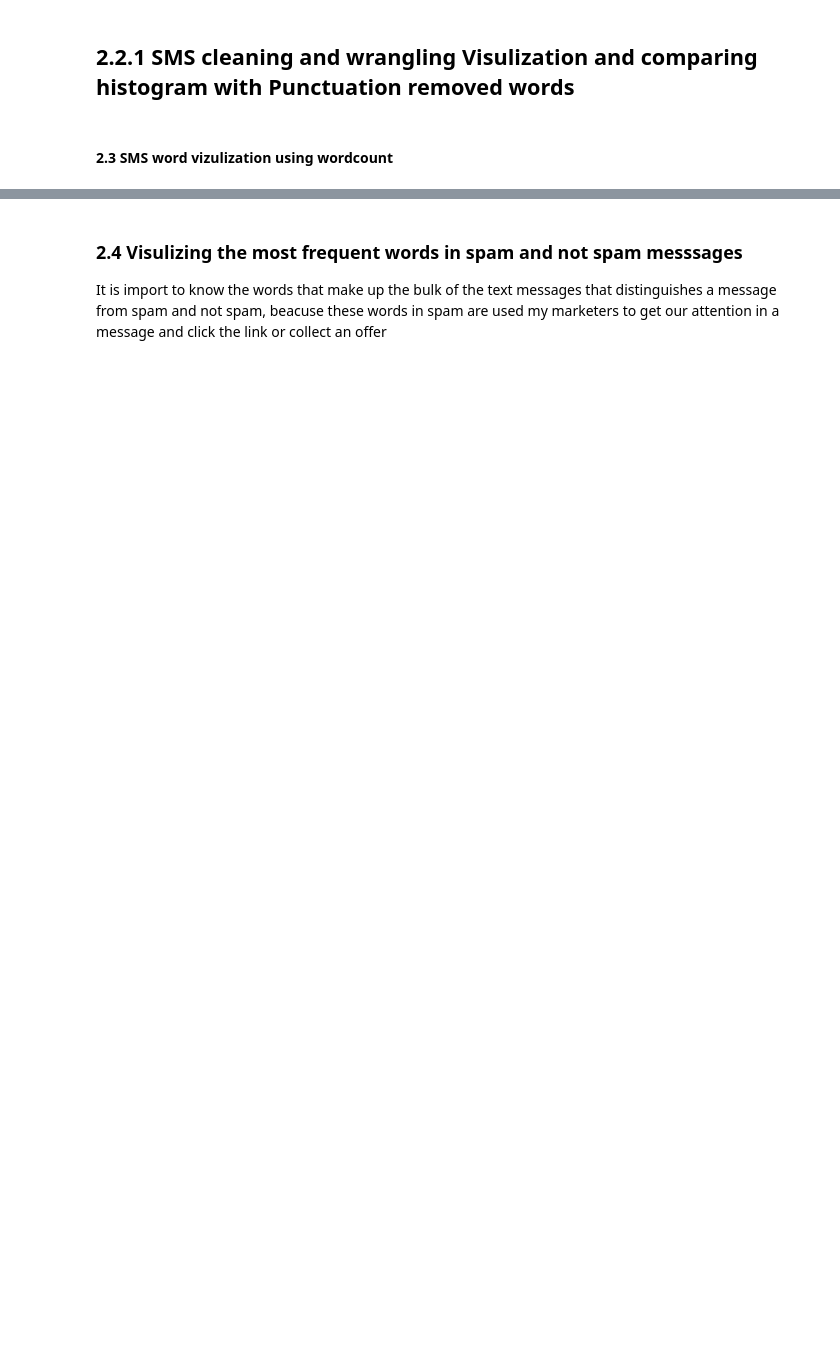
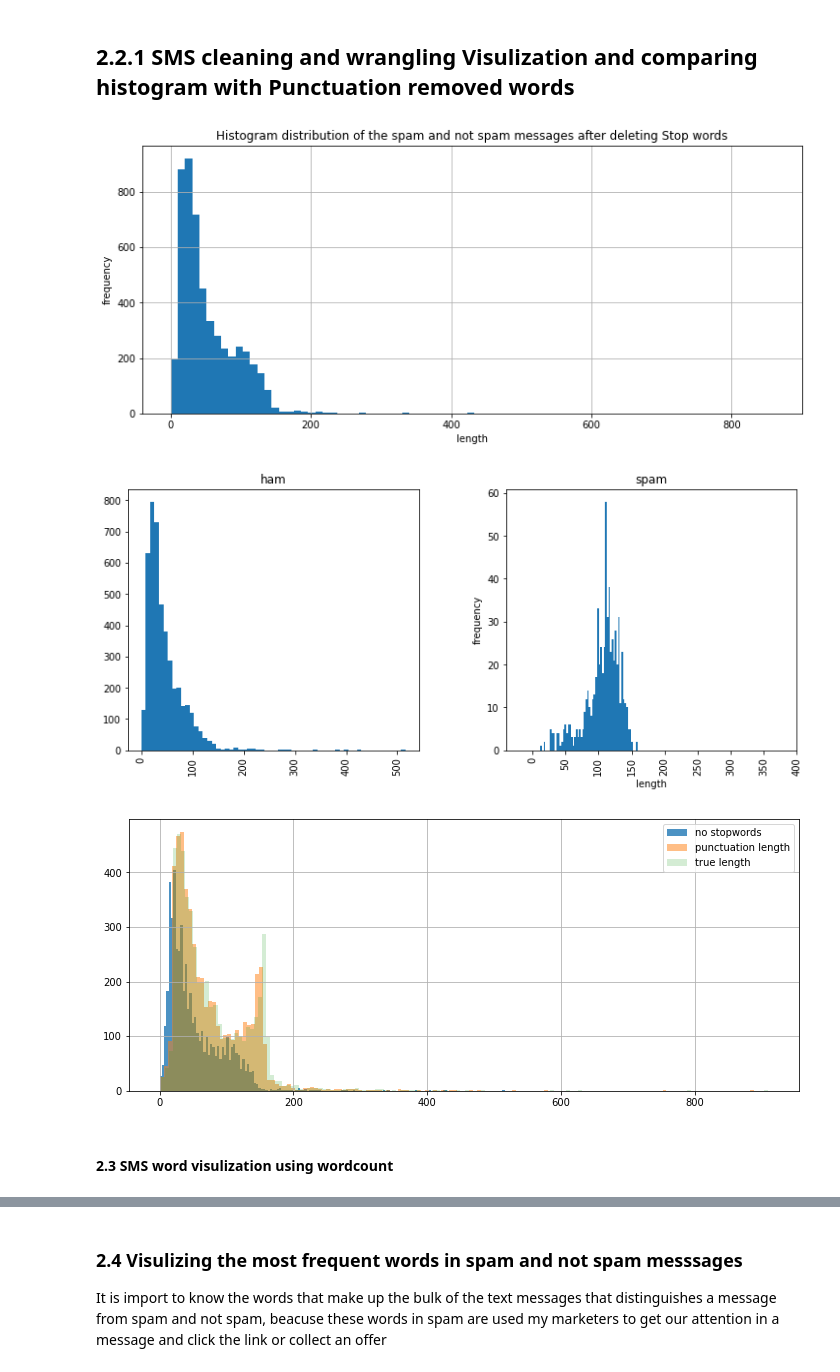
Before and after one commit to santoshapatil/Spam-Classifier, a Jupyter notebook: sms classifier.ipynb, the cells around one changed output, grey strips where cells are left out. Saved outputs shown, nothing was run; the diff lists cells and outputs as text; code cells hidden in the pictures; blank space fills up the shorter version.

```diff
--- a/sms classifier.ipynb
+++ b/sms classifier.ipynb
@@ -32,0 +55,14 @@ for further analysis from here we have more not spam messages than spam messages
+# %%
+countspam=0
+countham=0
+unlabelled=0
+for x in sms['label']:
+    if x=='spam':
+        countspam=countspam+1
+    elif x=='ham':
+        countham=countham+1
+    else:
+        unlabeled=unlabeled+1
+print("Total number of spam messages",countspam)
+print("Total number of ham messages",countham)
+print("Total number of unlabelled messages",unlabelled)
@@ -109,10 +171,9 @@ stopwords.words("english")
 
 # definie function to delete stop words
 def delete_stopwords(msgp):
-    msg_no_stopwords=[x for x in msgp.split() if x.lower() not in stopwords.words("english")]
+    msg_no_stopwords=' '.join([x for x in msgp.split() if x.lower() not in stopwords.words("english")])
+
     return msg_no_stopwords
-#word for word in text if word not in stopwords
-#now send the Punctuation cleaned sms to the above function and store new sms in original data frame as sms_noSW
 
 sms['del_SW_message']=sms['del_p_message'].apply(delete_stopwords)
 # %%
@@ -123,26 +191,30 @@ sms.head()
 ## 2.2.1 SMS cleaning and wrangling Visulization and comparing histogram with Punctuation removed words
 # %%
 plt.title('Histogram distribution of the spam and not spam messages after deleting Stop words')
-sms['del_SW_length'].hist(bins=60,figsize=(12,5))
+sms['del_SW_length'].hist(bins=50,figsize=(12,5))
 plt.xlim(-40,900)
 plt.xlabel('length')
 plt.ylabel('frequency')
 plt.show()
 
 
 sms['del_SW_length'].hist(by=sms['label'],bins=60,figsize=(12,5))
 plt.xlim(-40,400);
 plt.xlabel('length')
 plt.ylabel('frequency')
 plt.show()
 
-sms['del_SW_length'].hist(bins=60,alpha=1,figsize=(12,5),label='no stopwords')
-sms['del_p_length'].hist(bins=60,alpha=0.5,figsize=(12,5),label='punctuation length')
-sms['length'].hist(bins=60,alpha=0.4,figsize=(12,5),label='true length')
+sms['del_SW_length'].hist(bins=150,alpha=0.8,figsize=(12,5),label='no stopwords')
+sms['del_p_length'].hist(bins=150,alpha=0.5,figsize=(12,5),label='punctuation length')
+sms['length'].hist(bins=150,alpha=0.2,figsize=(12,5),label='true length')
 plt.legend(loc='upper right')
 plt.show()
+# %% [output]
+[figure, added]
+[figure, added]
+[figure, added]
 # %% [markdown]
-#### 2.3 SMS word vizulization using wordcount
+#### 2.3 SMS word visulization using wordcount
 # %%
 #pictorially represent spam and not spam words using WordCloud
 from wordcloud import WordCloud
```
Also changed, not shown: parts of 35 cells of this notebook.
